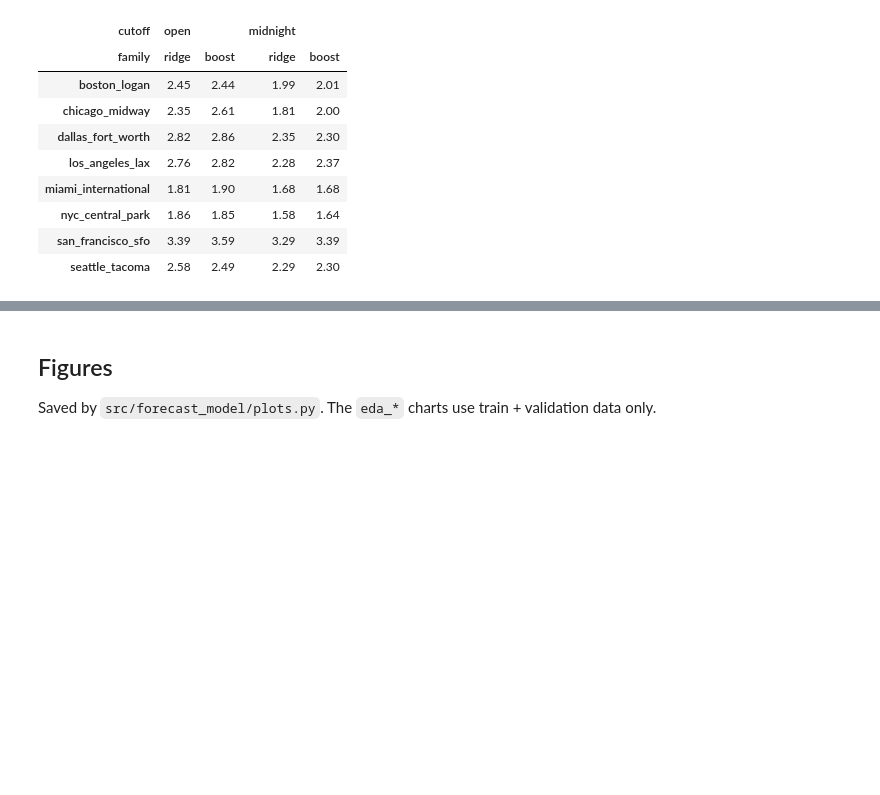
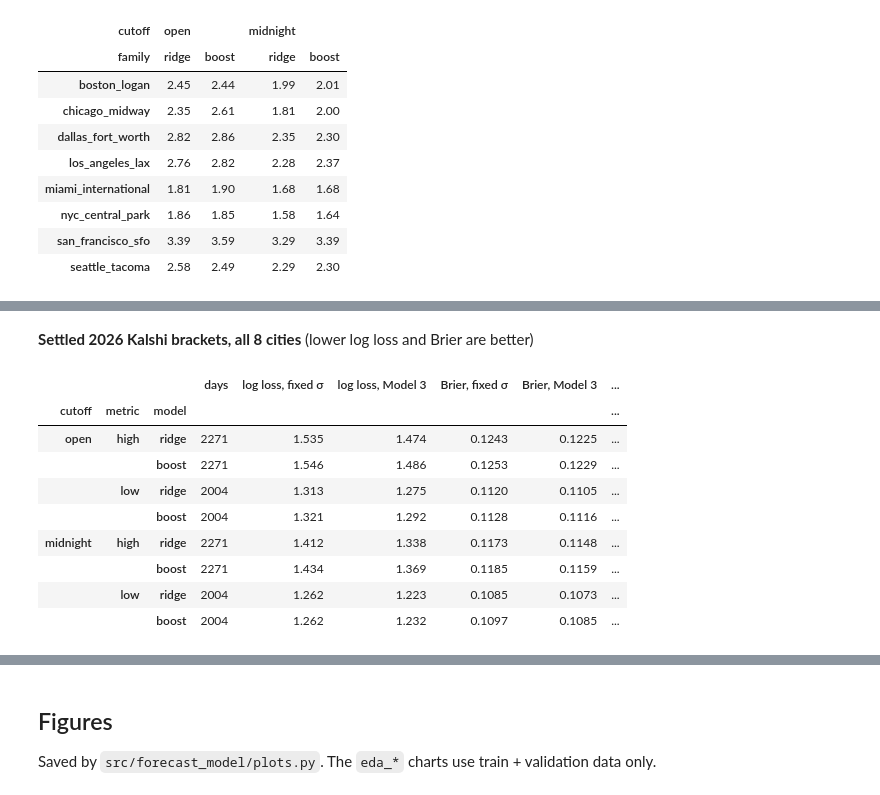
Before and after one commit to ZerroCode/Forecast-Accuracy-Dashboard, a Jupyter notebook: notebooks/model_results.ipynb, the cells around one changed output, grey strips where cells are left out. Saved outputs shown, nothing was run; the diff lists cells and outputs as text; code cells hidden in the pictures; blank space fills up the shorter version.

```diff
--- a/notebooks/model_results.ipynb
+++ b/notebooks/model_results.ipynb
@@ -266,0 +300,31 @@ Per-city sigma, daily high (°F)
+# %%
+rows = []
+for c in CUTOFFS:
+    for m in METRICS:
+        s = reports[c][m]['uncertainty']['settled_brackets']
+        if not s:
+            continue
+        for fam in reports[c][m]['uncertainty']['families']:
+            fixed, m3 = s[f'fixed_{fam}'], s[f'model3_{fam}']
+            rows.append({'cutoff': c, 'metric': m, 'model': fam, 'days': s['events'],
+                         'log loss, fixed σ': fixed['log_loss'], 'log loss, Model 3': m3['log_loss'],
+                         'Brier, fixed σ': fixed['brier'], 'Brier, Model 3': m3['brier'],
+                         'picked winner, fixed σ': fixed['top_bracket_hit_rate'],
+                         'picked winner, Model 3': m3['top_bracket_hit_rate']})
+brackets = pd.DataFrame(rows).set_index(['cutoff', 'metric', 'model'])
+display(Markdown('**Settled 2026 Kalshi brackets, all 8 cities** (lower log loss and Brier are better)'))
+brackets.style.format({c: '{:.3f}' for c in brackets.columns if 'log loss' in c}
+                      | {c: '{:.4f}' for c in brackets.columns if 'Brier' in c}
+                      | {c: '{:.1%}' for c in brackets.columns if 'picked' in c})
+# %% [output]
+**Settled 2026 Kalshi brackets, all 8 cities** (lower log loss and Brier are better)
+|  |  |  | days | log loss, fixed σ | log loss, Model 3 | Brier, fixed σ | Brier, Model 3 | ... |
+| cutoff | metric | model |  |  |  |  |  | ... |
+| open | high | ridge | 2271 | 1.535 | 1.474 | 0.1243 | 0.1225 | ... |
+|  |  | boost | 2271 | 1.546 | 1.486 | 0.1253 | 0.1229 | ... |
+|  | low | ridge | 2004 | 1.313 | 1.275 | 0.1120 | 0.1105 | ... |
+|  |  | boost | 2004 | 1.321 | 1.292 | 0.1128 | 0.1116 | ... |
+| midnight | high | ridge | 2271 | 1.412 | 1.338 | 0.1173 | 0.1148 | ... |
+|  |  | boost | 2271 | 1.434 | 1.369 | 0.1185 | 0.1159 | ... |
+|  | low | ridge | 2004 | 1.262 | 1.223 | 0.1085 | 0.1073 | ... |
+|  |  | boost | 2004 | 1.262 | 1.232 | 0.1097 | 0.1085 | ... |
```
Also changed, not shown: parts of 7 cells of this notebook.
